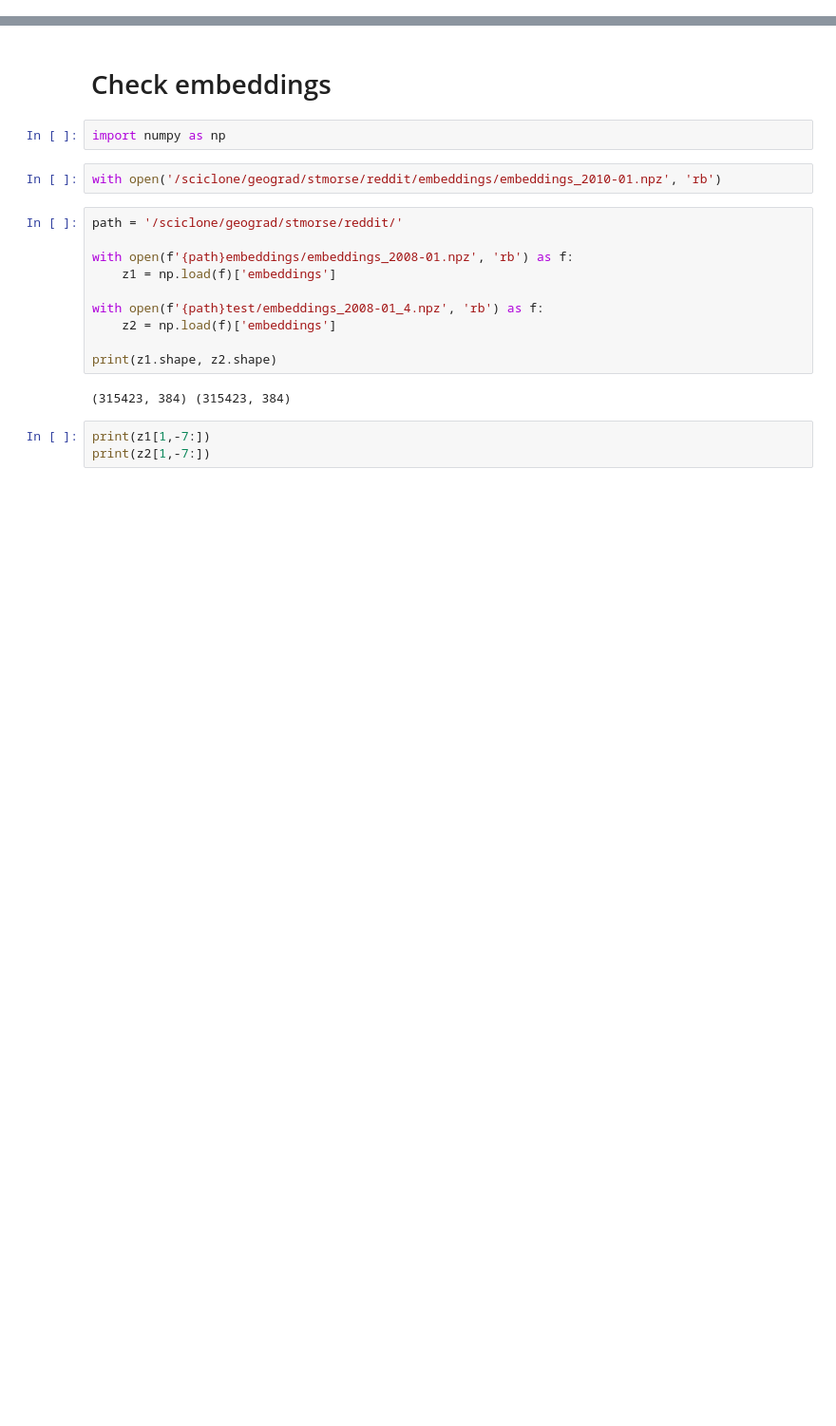
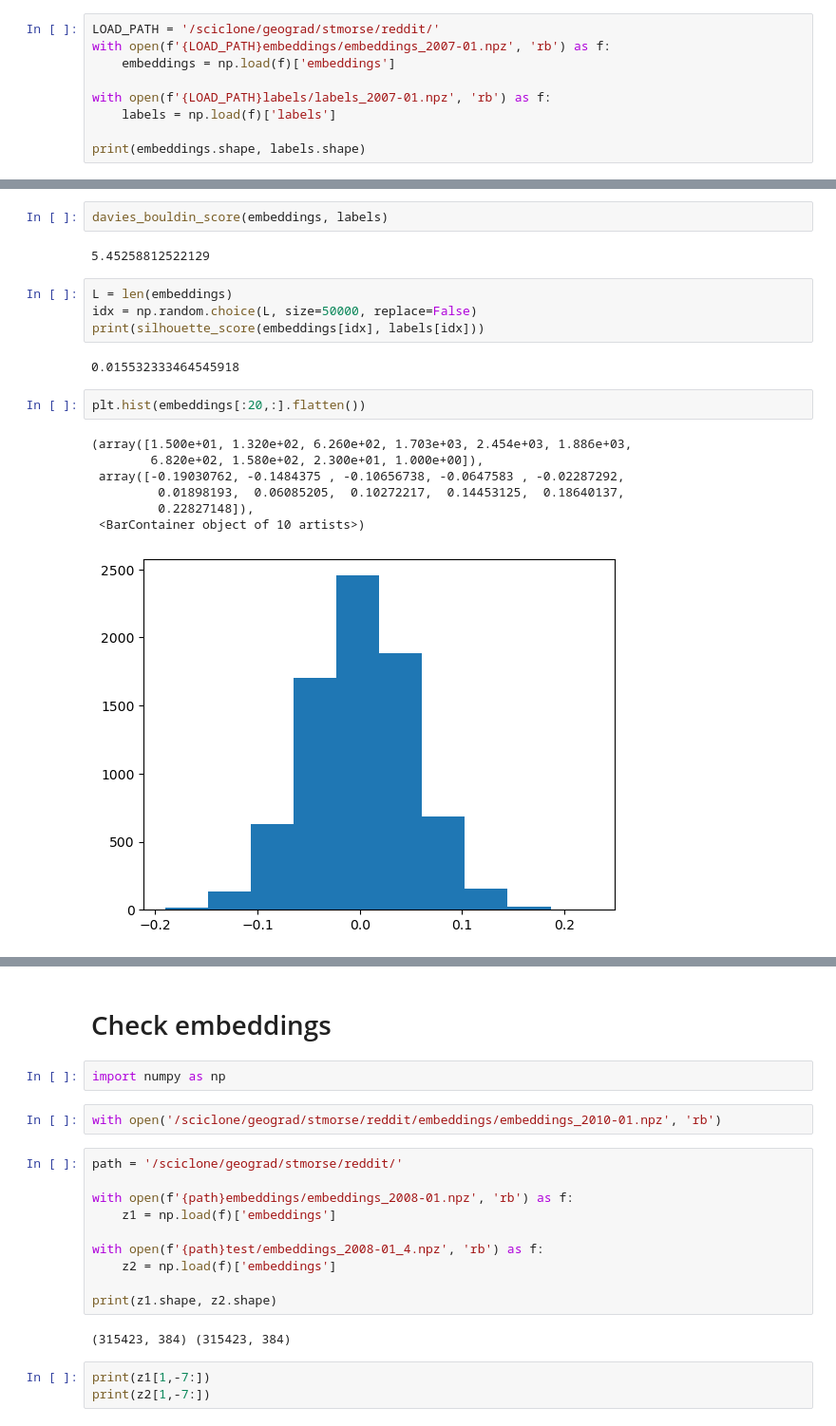
Before and after one commit to stmorse/reddit, a Jupyter notebook: older/sandbox.ipynb, the cells around one changed output, grey strips where cells are left out. Shown at 95% size. Saved outputs shown, nothing was run; the diff lists cells and outputs as text; blank space fills up the shorter version.

```diff
--- a/older/sandbox.ipynb
+++ b/older/sandbox.ipynb
@@ -0,0 +10,9 @@
+# %%
+LOAD_PATH = '/sciclone/geograd/stmorse/reddit/'
+with open(f'{LOAD_PATH}embeddings/embeddings_2007-01.npz', 'rb') as f:
+    embeddings = np.load(f)['embeddings']
+
+with open(f'{LOAD_PATH}labels/labels_2007-01.npz', 'rb') as f:
+    labels = np.load(f)['labels']
+
+print(embeddings.shape, labels.shape)
@@ -0,0 +49,20 @@
+# %%
+davies_bouldin_score(embeddings, labels)
+# %% [output]
+5.45258812522129
+# %%
+L = len(embeddings)
+idx = np.random.choice(L, size=50000, replace=False)
+print(silhouette_score(embeddings[idx], labels[idx]))
+# %% [output]
+0.015532333464545918
+# %%
+plt.hist(embeddings[:20,:].flatten())
+# %% [output]
+(array([1.500e+01, 1.320e+02, 6.260e+02, 1.703e+03, 2.454e+03, 1.886e+03,
+        6.820e+02, 1.580e+02, 2.300e+01, 1.000e+00]),
+ array([-0.19030762, -0.1484375 , -0.10656738, -0.0647583 , -0.02287292,
+         0.01898193,  0.06085205,  0.10272217,  0.14453125,  0.18640137,
+         0.22827148]),
+ <BarContainer object of 10 artists>)
+[figure, added]
```
Also changed, not shown: parts of 7 cells of this notebook, 7 other files.
